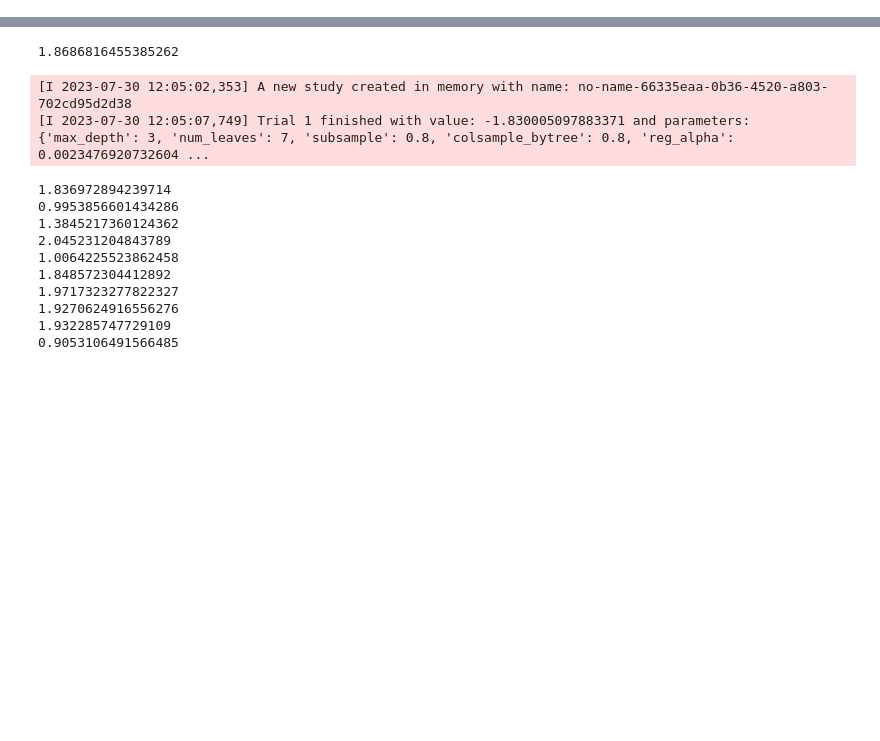
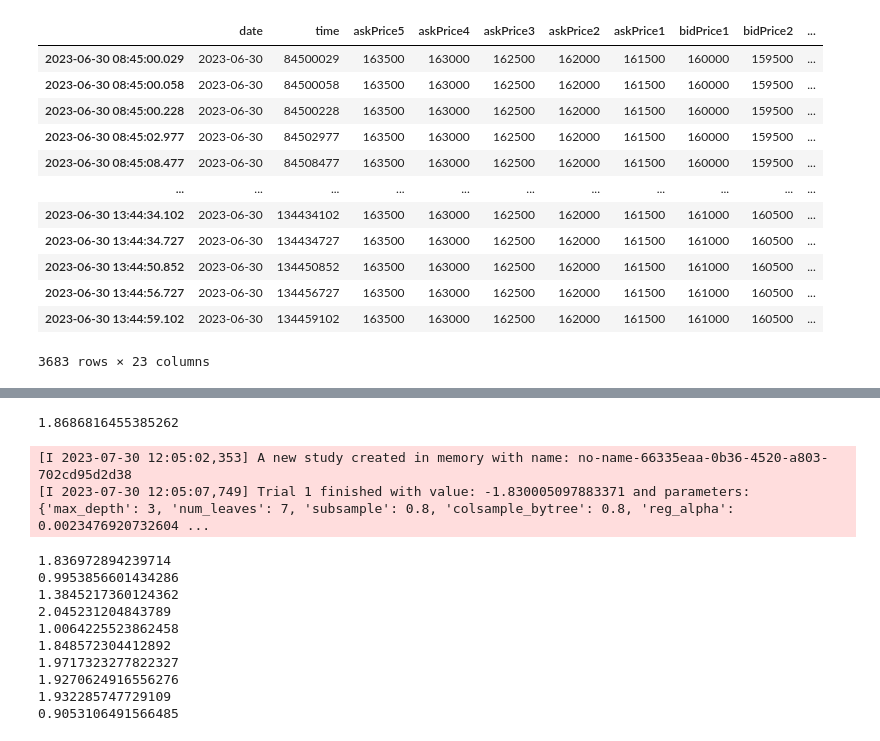
Before and after one commit to Hansen-chen/realtime_order_pnl_report, a Jupyter notebook: ModelBuilding.ipynb, the cells around one changed output, grey strips where cells are left out. Cells and saved outputs as stored; diff of their text form; code cells hidden in the pictures; blank space fills up the shorter version.

```diff
--- a/ModelBuilding.ipynb
+++ b/ModelBuilding.ipynb
@@ -90,0 +78,17 @@ for future_ticker, futureData in future_data.items():
+# %%
+#get rows of future_data['JBF'] with date 2023-06-30
+future_data['JBF'][future_data['JBF'].date=='2023-06-30']
+# %% [output]
+|  | date | time | askPrice5 | askPrice4 | askPrice3 | askPrice2 | askPrice1 | bidPrice1 | bidPrice2 | ... |
+| 2023-06-30 08:45:00.029 | 2023-06-30 | 84500029 | 163500 | 163000 | 162500 | 162000 | 161500 | 160000 | 159500 | ... |
+| 2023-06-30 08:45:00.058 | 2023-06-30 | 84500058 | 163500 | 163000 | 162500 | 162000 | 161500 | 160000 | 159500 | ... |
+| 2023-06-30 08:45:00.228 | 2023-06-30 | 84500228 | 163500 | 163000 | 162500 | 162000 | 161500 | 160000 | 159500 | ... |
+| 2023-06-30 08:45:02.977 | 2023-06-30 | 84502977 | 163500 | 163000 | 162500 | 162000 | 161500 | 160000 | 159500 | ... |
+| 2023-06-30 08:45:08.477 | 2023-06-30 | 84508477 | 163500 | 163000 | 162500 | 162000 | 161500 | 160000 | 159500 | ... |
+| ... | ... | ... | ... | ... | ... | ... | ... | ... | ... | ... |
+| 2023-06-30 13:44:34.102 | 2023-06-30 | 134434102 | 163500 | 163000 | 162500 | 162000 | 161500 | 161000 | 160500 | ... |
+| 2023-06-30 13:44:34.727 | 2023-06-30 | 134434727 | 163500 | 163000 | 162500 | 162000 | 161500 | 161000 | 160500 | ... |
+| 2023-06-30 13:44:50.852 | 2023-06-30 | 134450852 | 163500 | 163000 | 162500 | 162000 | 161500 | 161000 | 160500 | ... |
+| 2023-06-30 13:44:56.727 | 2023-06-30 | 134456727 | 163500 | 163000 | 162500 | 162000 | 161500 | 161000 | 160500 | ... |
+| 2023-06-30 13:44:59.102 | 2023-06-30 | 134459102 | 163500 | 163000 | 162500 | 162000 | 161500 | 161000 | 160500 | ... |
+3683 rows × 23 columns
```
Also changed, not shown: parts of 9 cells of this notebook, 1 other file.
